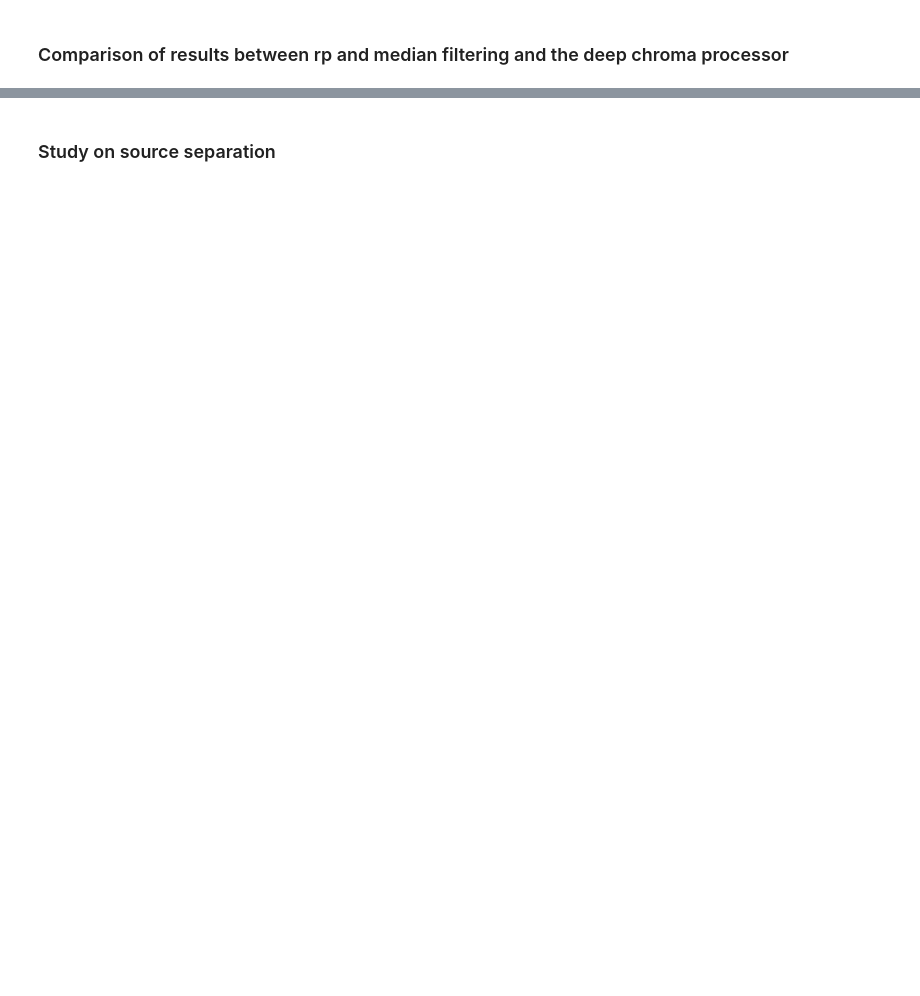
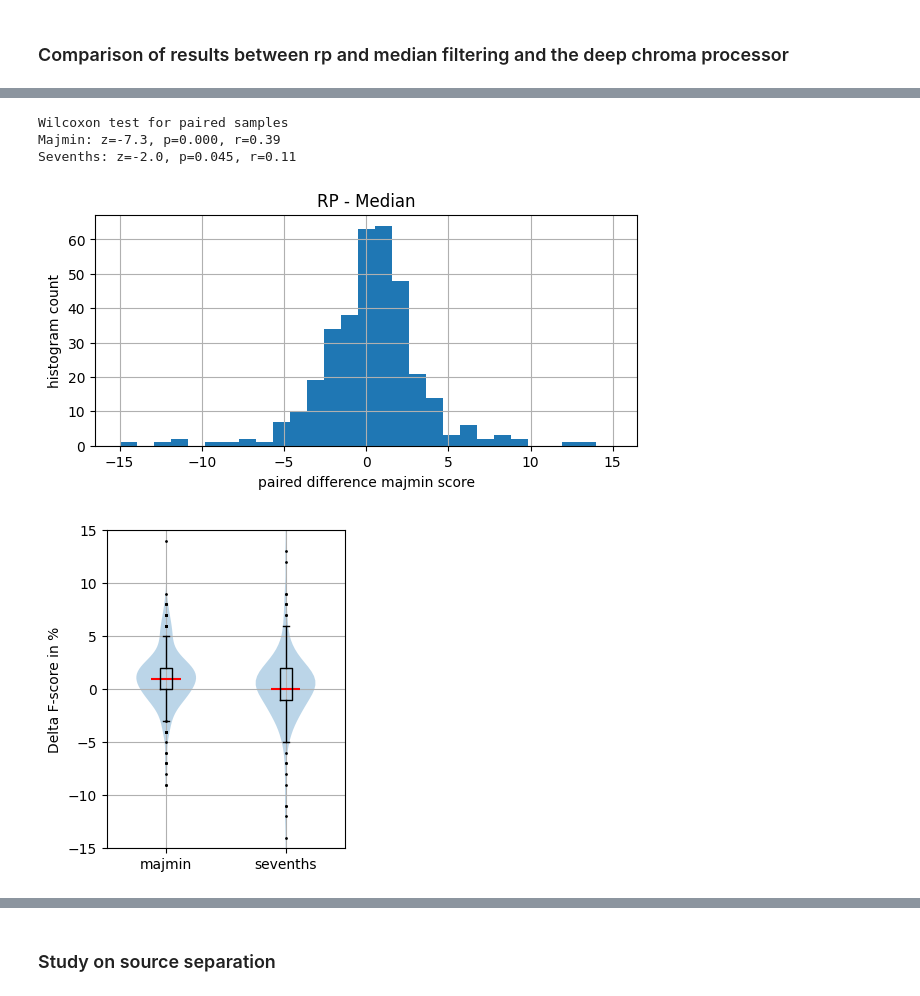
Before and after one commit to Maushax-jpg/chord-recognition, a Jupyter notebook: acr_evaluation.ipynb, the cells around one changed output, grey strips where cells are left out. Drawn from its saved outputs; the diff is of its cells as text; code cells hidden in the pictures; blank space fills up the shorter version.

```diff
--- a/acr_evaluation.ipynb
+++ b/acr_evaluation.ipynb
@@ -5,11 +2,0 @@ Testing pitch space
-# %%
-import pitchspace
-import features
-import utils
-import dataloader
-import matplotlib.pyplot as plt
-
-dataset = dataloader.Dataloader("beatles","/home/max/ET-TI/Masterarbeit/chord-recognition/mirdata",None)
-audiopath, annotationpath = dataset["1109"]
-y = utils.loadAudiofile(audiopath)
-gt = utils.loadChordAnnotations(annotationpath)
@@ -151,0 +180,55 @@ FileNotFoundError: [Errno 2] Unable to open file (unable to open file: name = '/
+# %%
+diff = [x - y for x,y in zip(majmin_f_rp, majmin_f_median)]
+diff_sorted = sorted([(y,x-y) for x,y in zip(majmin_f_rp, majmin_f_median)],key=lambda x:x[0])
+
+diff_sevenths = [x - y for x,y in zip(sevenths_f_rp,sevenths_f_median)]
+fig,ax = plt.subplots(figsize=(7,3))
+ax.grid(True)
+ax.hist(diff_sevenths,bins=np.linspace(-15,15,30))
+ax.set_ylabel("histogram count")
+ax.set_xlabel("paired difference majmin score")
+ax.set_title("RP - Median")
+res = stats.wilcoxon(diff,method='approx')
+res_sevenths = stats.wilcoxon(diff_sevenths,method='approx')
+
+print("Wilcoxon test for paired samples")
+print(f"Majmin: z={res.zstatistic:0.1f}, p={res.pvalue:0.3f}, r={np.abs(res.zstatistic) / np.sqrt(len(diff)):0.2f}")
+print(f"Sevenths: z={res_sevenths.zstatistic:0.1f}, p={res_sevenths.pvalue:0.3f}, r={np.abs(res_sevenths.zstatistic) / np.sqrt(len(diff)):0.2f}")
+
+
+fig, ax1 = plt.subplots(figsize=(3, 3.5))
+parts = ax1.violinplot([diff,diff_sevenths],showmeans=False, showmedians=True,
+        showextrema=False)
+bplot = ax1.boxplot([diff,diff_sevenths],widths=0.1,showfliers=True,medianprops=dict(linestyle=None,linewidth=0),flierprops=dict(markerfacecolor='k', marker='o',markersize=1))
+parts["cmedians"].set_color("red")
+xlabels = ["majmin","sevenths"]
+ax1.set_yticks(np.arange(-20,30,5))
+ax1.set_ylim(-15,15)
+ax1.set_ylabel("Delta F-score in %")
+ax1.set_xticks(np.arange(1, len(xlabels) + 1), labels=xlabels)
+ax1.set_xlim(0.5, len(xlabels) + 0.5);
+ax1.grid("on")
+fig.tight_layout(pad=0.1)
+fig.savefig("/home/max/ET-TI/Masterarbeit/latex/figures/median_rp_delta.png")
+
+# sort results by f-scores in ascending order
+majmin_sorted = [x[0] for x in diff_sorted]
+delta = [x[1] for x in diff_sorted]
+fig,(ax0,ax1) = plt.subplots(2,1,figsize=(9,6),sharex=True)
+ax0.plot(delta)
+ax0.grid("on")
+ax0.set_ylim(-25,25)
+ax0.set_ylabel("Delta F-score in %")
+ax1.plot(majmin_sorted)
+ax1.set_ylabel("F-score in %")
+ax1.set_xlim(0,350)
+ax1.set_xlabel("Track number")
+ax1.grid("on")
+fig.tight_layout(pad=0.1)
+fig.savefig("/home/max/ET-TI/Masterarbeit/latex/figures/median_rp_sorted_delta.png")
+# %% [output]
+Wilcoxon test for paired samples
+Majmin: z=-7.3, p=0.000, r=0.39
+Sevenths: z=-2.0, p=0.045, r=0.11
+[figure, added]
+[figure, added]
```
Also changed, not shown: parts of 16 cells of this notebook, 9 other files.
